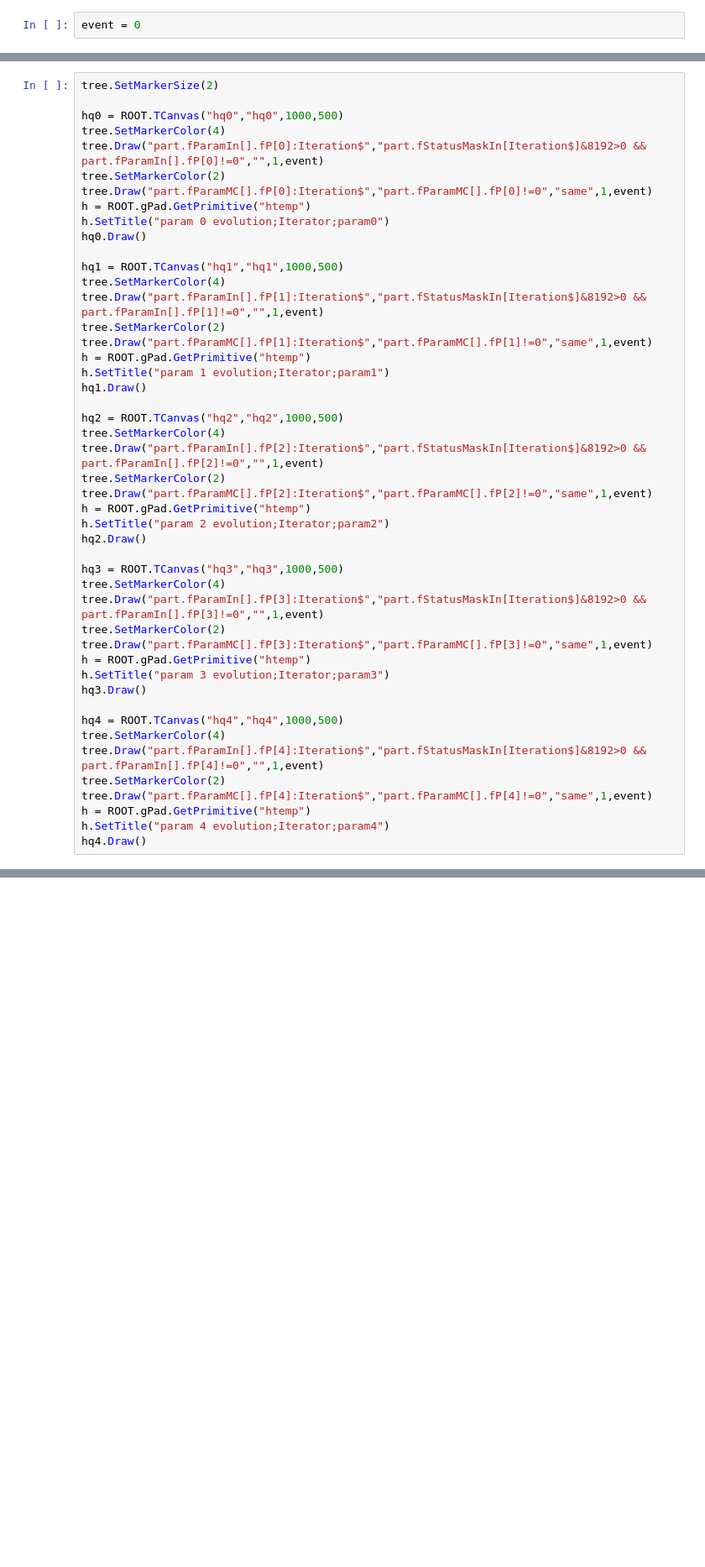
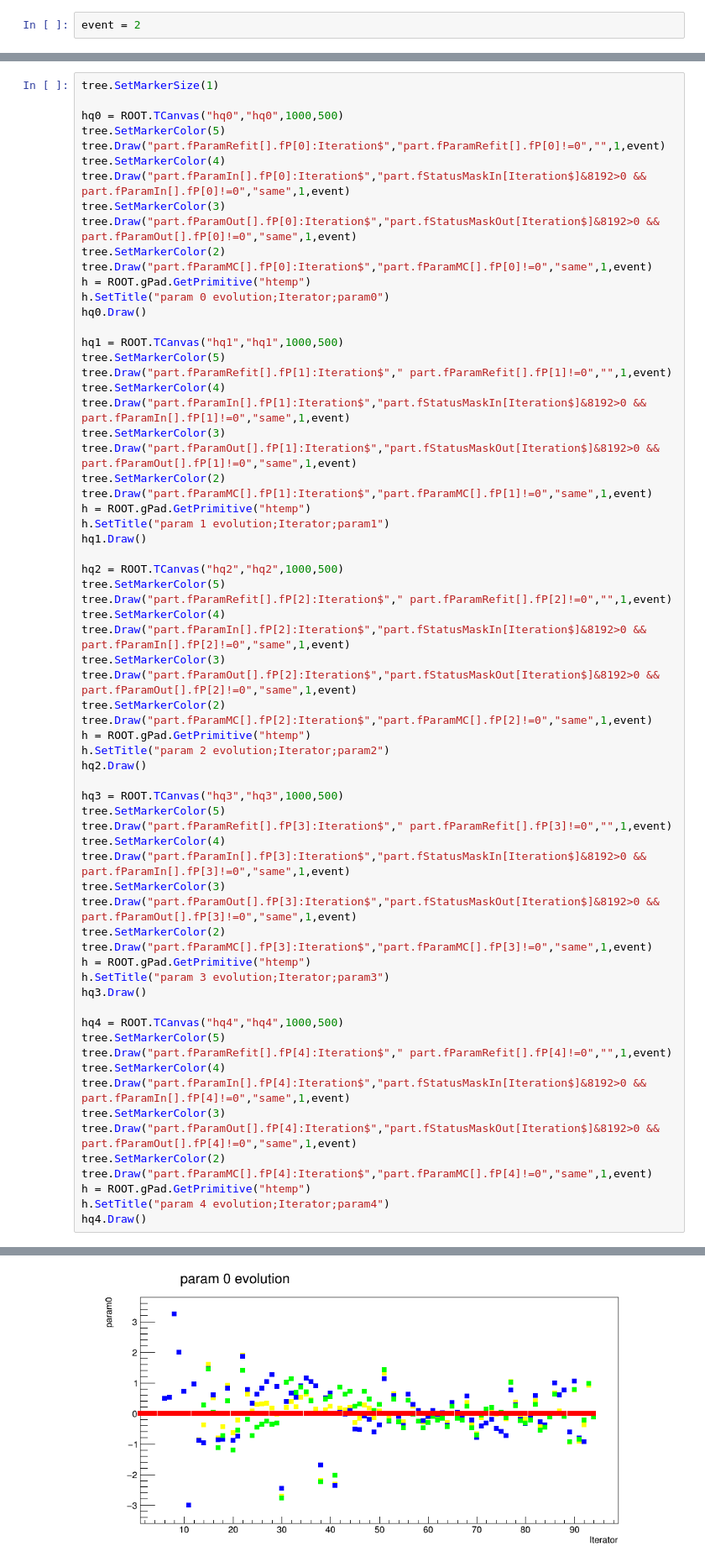
Before and after one commit to Trenchcoat95/ConvertMC, a Jupyter notebook: CheckParamaEvolution.ipynb, the cells around one changed output, grey strips where cells are left out. Shown at 84% size. Drawn from its saved outputs; the diff is of its cells as text; blank space fills up the shorter version.

```diff
--- a/CheckParamaEvolution.ipynb
+++ b/CheckParamaEvolution.ipynb
@@ -22,2 +31,2 @@ treeSeed = ROOT.treeSeed
 # %%
-event = 0
+event = 2
@@ -24,9 +35,13 @@ event = 0
 # %%
-tree.SetMarkerSize(2)
+tree.SetMarkerSize(1)
 
 hq0 = ROOT.TCanvas("hq0","hq0",1000,500)
+tree.SetMarkerColor(5)
+tree.Draw("part.fParamRefit[].fP[0]:Iteration$","part.fParamRefit[].fP[0]!=0","",1,event)
 tree.SetMarkerColor(4)
-tree.Draw("part.fParamIn[].fP[0]:Iteration$","part.fStatusMaskIn[Iteration$]&8192>0 && part.fParamIn[].fP[0]!=0","",1,event)
+tree.Draw("part.fParamIn[].fP[0]:Iteration$","part.fStatusMaskIn[Iteration$]&8192>0 && part.fParamIn[].fP[0]!=0","same",1,event)
+tree.SetMarkerColor(3)
+tree.Draw("part.fParamOut[].fP[0]:Iteration$","part.fStatusMaskOut[Iteration$]&8192>0 && part.fParamOut[].fP[0]!=0","same",1,event)
 tree.SetMarkerColor(2)
 tree.Draw("part.fParamMC[].fP[0]:Iteration$","part.fParamMC[].fP[0]!=0","same",1,event)
 h = ROOT.gPad.GetPrimitive("htemp")
@@ -34,8 +49,12 @@ h.SetTitle("param 0 evolution;Iterator;param0")
 hq0.Draw()
 
 hq1 = ROOT.TCanvas("hq1","hq1",1000,500)
+tree.SetMarkerColor(5)
+tree.Draw("part.fParamRefit[].fP[1]:Iteration$"," part.fParamRefit[].fP[1]!=0","",1,event)
 tree.SetMarkerColor(4)
-tree.Draw("part.fParamIn[].fP[1]:Iteration$","part.fStatusMaskIn[Iteration$]&8192>0 && part.fParamIn[].fP[1]!=0","",1,event)
+tree.Draw("part.fParamIn[].fP[1]:Iteration$","part.fStatusMaskIn[Iteration$]&8192>0 && part.fParamIn[].fP[1]!=0","same",1,event)
+tree.SetMarkerColor(3)
+tree.Draw("part.fParamOut[].fP[1]:Iteration$","part.fStatusMaskOut[Iteration$]&8192>0 && part.fParamOut[].fP[1]!=0","same",1,event)
 tree.SetMarkerColor(2)
 tree.Draw("part.fParamMC[].fP[1]:Iteration$","part.fParamMC[].fP[1]!=0","same",1,event)
 h = ROOT.gPad.GetPrimitive("htemp")
@@ -43,8 +62,12 @@ h.SetTitle("param 1 evolution;Iterator;param1")
 hq1.Draw()
 
 hq2 = ROOT.TCanvas("hq2","hq2",1000,500)
+tree.SetMarkerColor(5)
+tree.Draw("part.fParamRefit[].fP[2]:Iteration$"," part.fParamRefit[].fP[2]!=0","",1,event)
 tree.SetMarkerColor(4)
-tree.Draw("part.fParamIn[].fP[2]:Iteration$","part.fStatusMaskIn[Iteration$]&8192>0 && part.fParamIn[].fP[2]!=0","",1,event)
+tree.Draw("part.fParamIn[].fP[2]:Iteration$","part.fStatusMaskIn[Iteration$]&8192>0 && part.fParamIn[].fP[2]!=0","same",1,event)
+tree.SetMarkerColor(3)
+tree.Draw("part.fParamOut[].fP[2]:Iteration$","part.fStatusMaskOut[Iteration$]&8192>0 && part.fParamOut[].fP[2]!=0","same",1,event)
 tree.SetMarkerColor(2)
 tree.Draw("part.fParamMC[].fP[2]:Iteration$","part.fParamMC[].fP[2]!=0","same",1,event)
 h = ROOT.gPad.GetPrimitive("htemp")
@@ -52,8 +75,12 @@ h.SetTitle("param 2 evolution;Iterator;param2")
 hq2.Draw()
 
 hq3 = ROOT.TCanvas("hq3","hq3",1000,500)
+tree.SetMarkerColor(5)
+tree.Draw("part.fParamRefit[].fP[3]:Iteration$"," part.fParamRefit[].fP[3]!=0","",1,event)
 tree.SetMarkerColor(4)
-tree.Draw("part.fParamIn[].fP[3]:Iteration$","part.fStatusMaskIn[Iteration$]&8192>0 && part.fParamIn[].fP[3]!=0","",1,event)
+tree.Draw("part.fParamIn[].fP[3]:Iteration$","part.fStatusMaskIn[Iteration$]&8192>0 && part.fParamIn[].fP[3]!=0","same",1,event)
+tree.SetMarkerColor(3)
+tree.Draw("part.fParamOut[].fP[3]:Iteration$","part.fStatusMaskOut[Iteration$]&8192>0 && part.fParamOut[].fP[3]!=0","same",1,event)
 tree.SetMarkerColor(2)
 tree.Draw("part.fParamMC[].fP[3]:Iteration$","part.fParamMC[].fP[3]!=0","same",1,event)
 h = ROOT.gPad.GetPrimitive("htemp")
@@ -61,10 +88,15 @@ h.SetTitle("param 3 evolution;Iterator;param3")
 hq3.Draw()
 
 hq4 = ROOT.TCanvas("hq4","hq4",1000,500)
+tree.SetMarkerColor(5)
+tree.Draw("part.fParamRefit[].fP[4]:Iteration$"," part.fParamRefit[].fP[4]!=0","",1,event)
 tree.SetMarkerColor(4)
-tree.Draw("part.fParamIn[].fP[4]:Iteration$","part.fStatusMaskIn[Iteration$]&8192>0 && part.fParamIn[].fP[4]!=0","",1,event)
+tree.Draw("part.fParamIn[].fP[4]:Iteration$","part.fStatusMaskIn[Iteration$]&8192>0 && part.fParamIn[].fP[4]!=0","same",1,event)
+tree.SetMarkerColor(3)
+tree.Draw("part.fParamOut[].fP[4]:Iteration$","part.fStatusMaskOut[Iteration$]&8192>0 && part.fParamOut[].fP[4]!=0","same",1,event)
 tree.SetMarkerColor(2)
 tree.Draw("part.fParamMC[].fP[4]:Iteration$","part.fParamMC[].fP[4]!=0","same",1,event)
 h = ROOT.gPad.GetPrimitive("htemp")
 h.SetTitle("param 4 evolution;Iterator;param4")
 hq4.Draw()
+# %% [output]
@@ -70,0 +108 @@ hq4.Draw()
+[figure, added]
```
Also changed, not shown: parts of 16 cells of this notebook, 3 other files.
